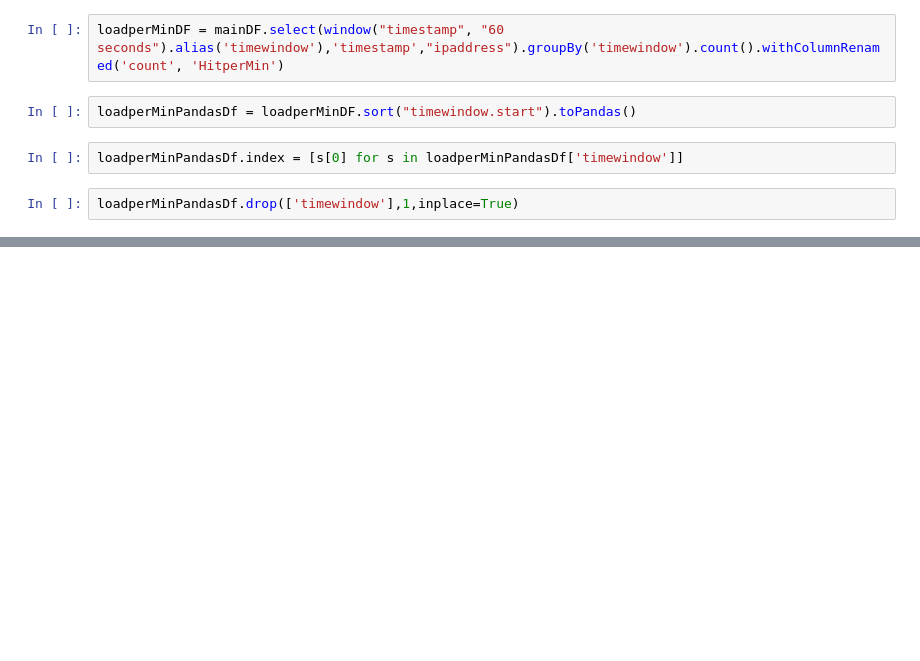
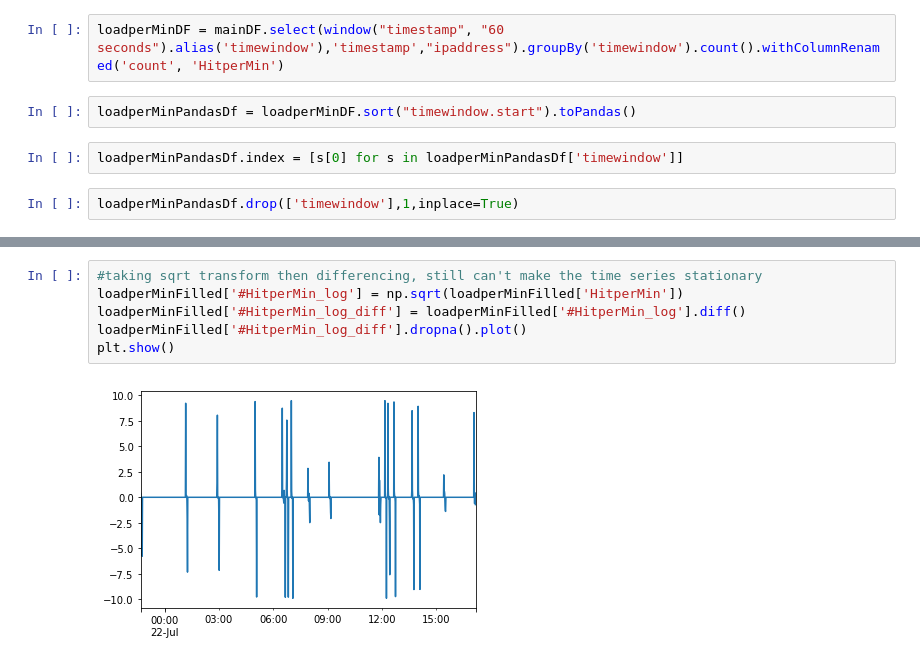
Before and after one commit to chrisplyn/WeblogChallenge, a Jupyter notebook: web_log_challenge_part2.ipynb, the cells around one changed output, grey strips where cells are left out. Saved outputs shown, nothing was run; the diff lists cells and outputs as text; blank space fills up the shorter version.

```diff
--- a/web_log_challenge_part2.ipynb
+++ b/web_log_challenge_part2.ipynb
@@ -78,0 +71,8 @@ loadperMinPandasDf['#HitperMin_log_diff'].dropna().plot()
+# %%
+#taking sqrt transform then differencing, still can't make the time series stationary
+loadperMinFilled['#HitperMin_log'] = np.sqrt(loadperMinFilled['HitperMin'])
+loadperMinFilled['#HitperMin_log_diff'] = loadperMinFilled['#HitperMin_log'].diff()
+loadperMinFilled['#HitperMin_log_diff'].dropna().plot()
+plt.show()
+# %% [output]
+[figure, added]
```
Also changed, not shown: parts of 10 cells of this notebook.
